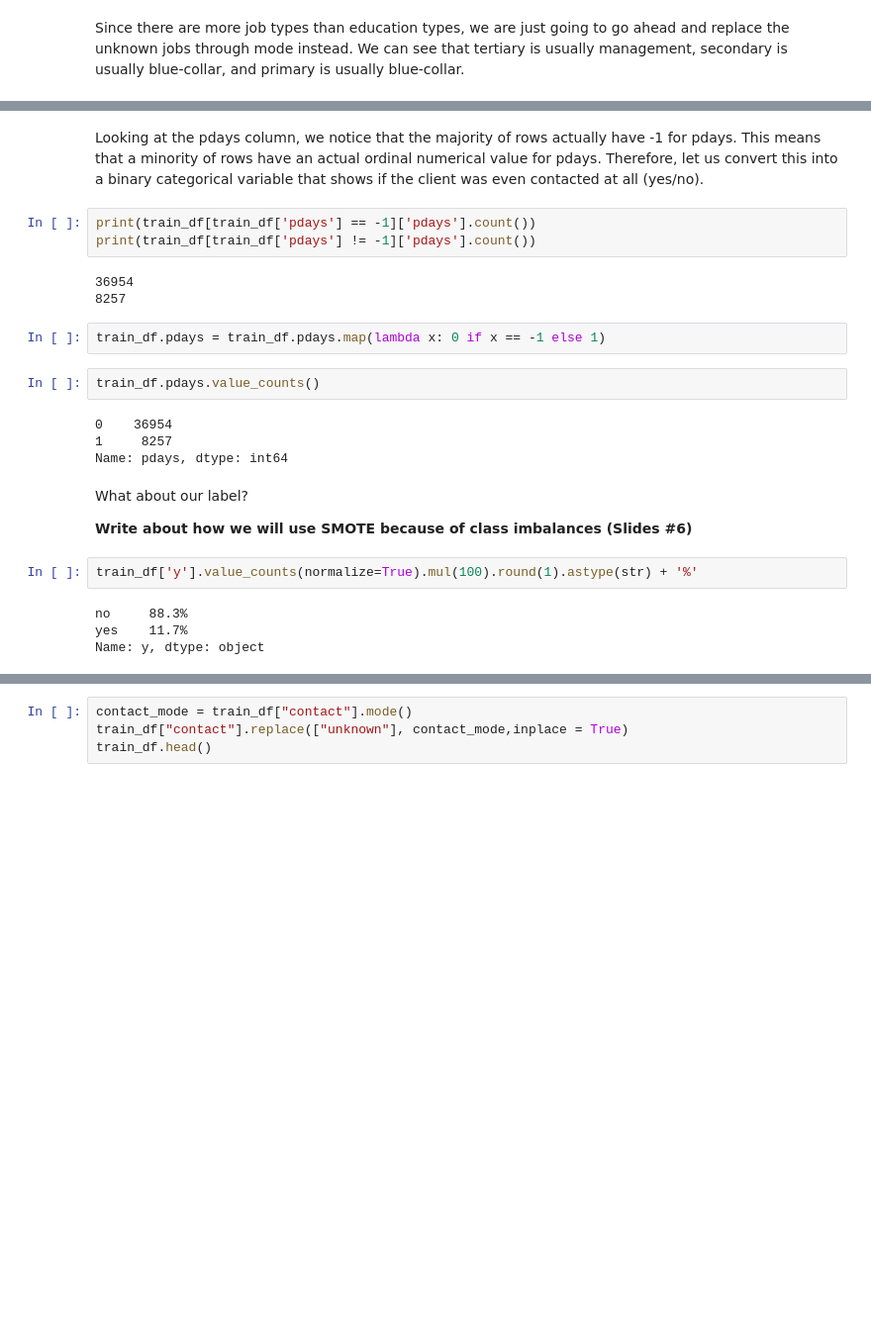
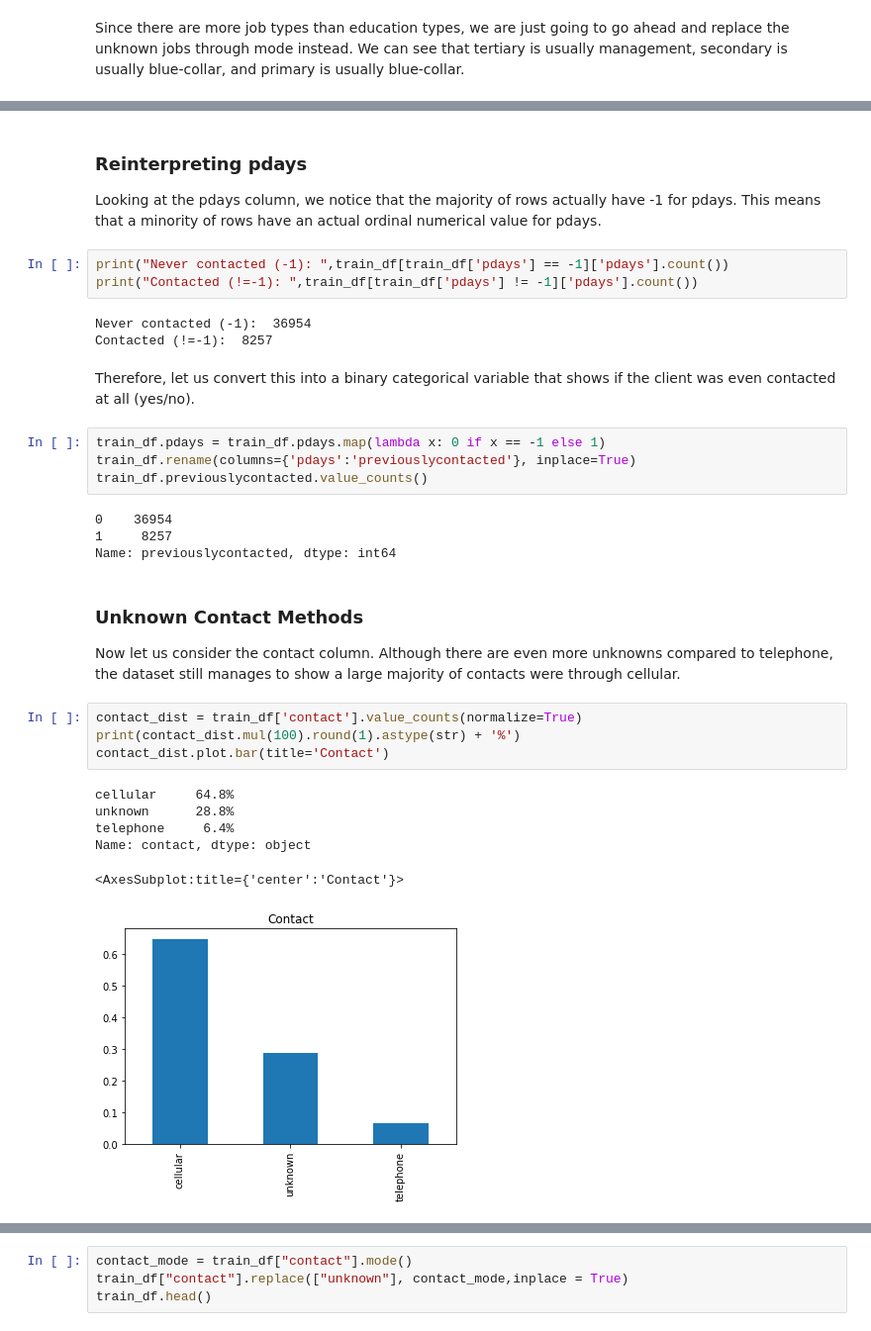
Before and after one commit to Tushar1729-k/bank-mkt-tgts-proj, a Jupyter notebook: rpt.ipynb, the cells around one changed output, grey strips where cells are left out. Shown at 99% size. Cells and saved outputs as stored; diff of their text form; blank space fills up the shorter version.

```diff
--- a/rpt.ipynb
+++ b/rpt.ipynb
@@ -305,28 +306,37 @@ train_df.loc[(train_df.job == "unknown") & (train_df.education == "tertiary"), "
 train_df.loc[(train_df.job == "unknown") & (train_df.education == "secondary"), "job"] = "blue-collar"
 train_df.loc[(train_df.job == "unknown") & (train_df.education == "primary"), "job"] = "blue-collar"
 # %% [markdown]
-Looking at the pdays column, we notice that the majority of rows actually have -1 for pdays. This means that a minority of rows have an actual ordinal numerical value for pdays. Therefore, let us convert this into a binary categorical variable that shows if the client was even contacted at all (yes/no).
+### Reinterpreting pdays
+
+Looking at the pdays column, we notice that the majority of rows actually have -1 for pdays. This means that a minority of rows have an actual ordinal numerical value for pdays.
 # %%
-print(train_df[train_df['pdays'] == -1]['pdays'].count())
-print(train_df[train_df['pdays'] != -1]['pdays'].count())
+print("Never contacted (-1): ",train_df[train_df['pdays'] == -1]['pdays'].count())
+print("Contacted (!=-1): ",train_df[train_df['pdays'] != -1]['pdays'].count())
 # %% [output]
-36954
-8257
+Never contacted (-1):  36954
+Contacted (!=-1):  8257
+# %% [markdown]
+Therefore, let us convert this into a binary categorical variable that shows if the client was even contacted at all (yes/no).
 # %%
 train_df.pdays = train_df.pdays.map(lambda x: 0 if x == -1 else 1)
+train_df.rename(columns={'pdays':'previouslycontacted'}, inplace=True)
+train_df.previouslycontacted.value_counts()
+# %% [output]
+0    36954
+1     8257
+Name: previouslycontacted, dtype: int64
-# %%
-train_df.pdays.value_counts()
-# %% [output]
-0    36954
-1     8257
-Name: pdays, dtype: int64
-# %% [markdown]
-What about our label?
-
-**Write about how we will use SMOTE because of class imbalances (Slides #6)**
+# %% [markdown]
+### Unknown Contact Methods
+
+Now let us consider the contact column. Although there are even more unknowns compared to telephone, the dataset still manages to show a large majority of contacts were through cellular.
 # %%
-train_df['y'].value_counts(normalize=True).mul(100).round(1).astype(str) + '%'
+contact_dist = train_df['contact'].value_counts(normalize=True)
+print(contact_dist.mul(100).round(1).astype(str) + '%')
+contact_dist.plot.bar(title='Contact')
 # %% [output]
-no     88.3%
-yes    11.7%
-Name: y, dtype: object
+cellular     64.8%
+unknown      28.8%
+telephone     6.4%
+Name: contact, dtype: object
+<AxesSubplot:title={'center':'Contact'}>
+[figure, added]
```
Also changed, not shown: parts of 54 cells of this notebook.
